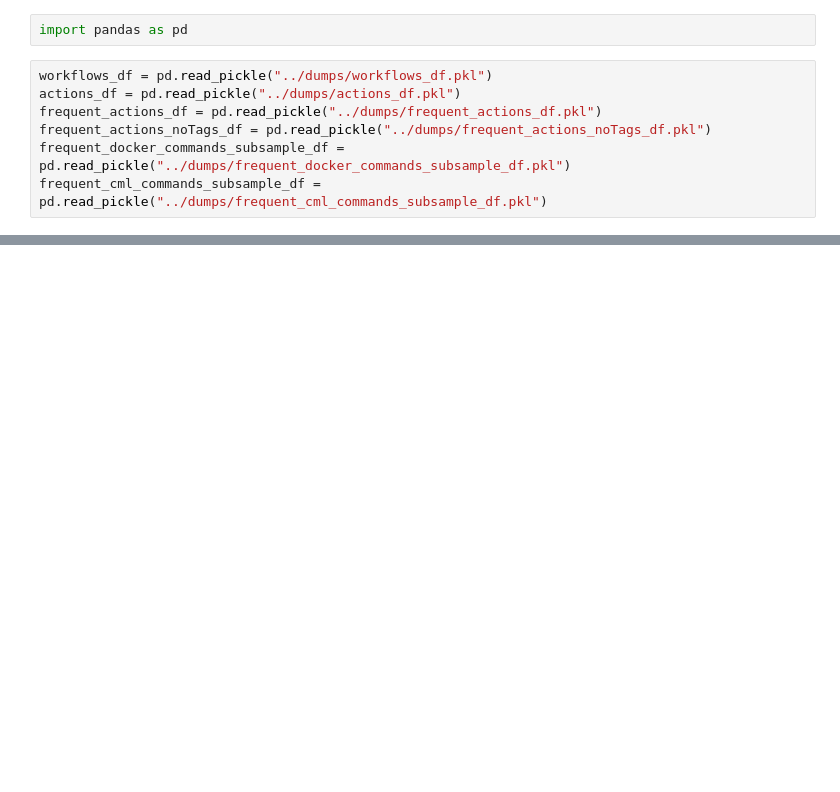
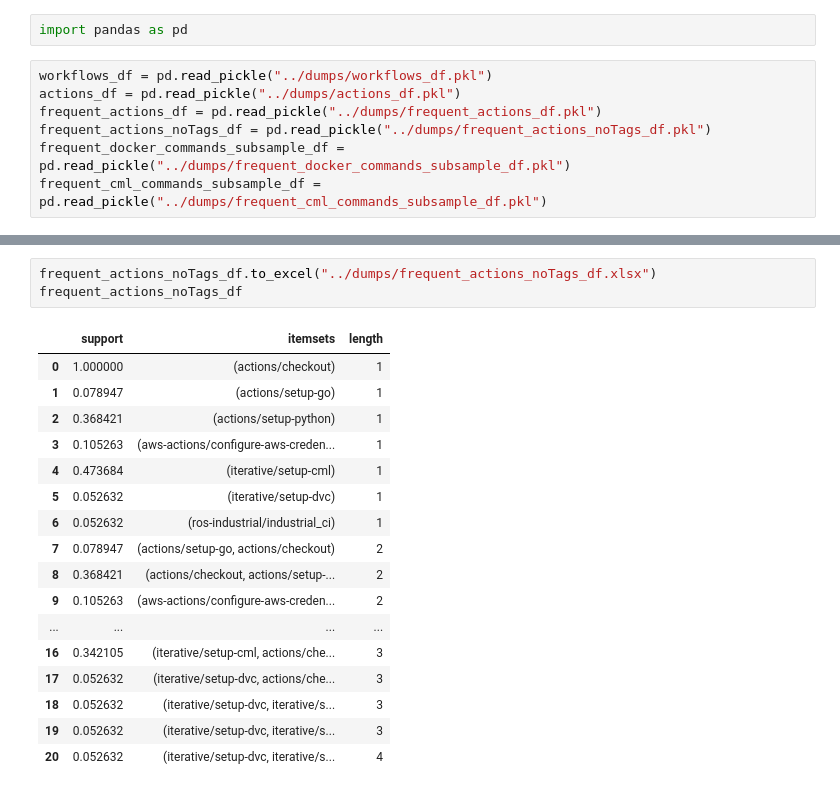
Before and after one commit to collab-uniba/mlops4aisystems, a Jupyter notebook: notebooks/Final analysis.ipynb, the cells around one changed output, grey strips where cells are left out. Drawn from its saved outputs; the diff is of its cells as text; blank space fills up the shorter version.

```diff
--- a/notebooks/Final analysis.ipynb
+++ b/notebooks/Final analysis.ipynb
@@ -9,0 +52,21 @@ frequent_cml_commands_subsample_df = pd.read_pickle("../dumps/frequent_cml_comma
+# %%
+frequent_actions_noTags_df.to_excel("../dumps/frequent_actions_noTags_df.xlsx")
+frequent_actions_noTags_df
+# %% [output]
+|  | support | itemsets | length |
+| 0 | 1.000000 | (actions/checkout) | 1 |
+| 1 | 0.078947 | (actions/setup-go) | 1 |
+| 2 | 0.368421 | (actions/setup-python) | 1 |
+| 3 | 0.105263 | (aws-actions/configure-aws-creden... | 1 |
+| 4 | 0.473684 | (iterative/setup-cml) | 1 |
+| 5 | 0.052632 | (iterative/setup-dvc) | 1 |
+| 6 | 0.052632 | (ros-industrial/industrial_ci) | 1 |
+| 7 | 0.078947 | (actions/setup-go, actions/checkout) | 2 |
+| 8 | 0.368421 | (actions/checkout, actions/setup-... | 2 |
+| 9 | 0.105263 | (aws-actions/configure-aws-creden... | 2 |
+| ... | ... | ... | ... |
+| 16 | 0.342105 | (iterative/setup-cml, actions/che... | 3 |
+| 17 | 0.052632 | (iterative/setup-dvc, actions/che... | 3 |
+| 18 | 0.052632 | (iterative/setup-dvc, iterative/s... | 3 |
+| 19 | 0.052632 | (iterative/setup-dvc, iterative/s... | 3 |
+| 20 | 0.052632 | (iterative/setup-dvc, iterative/s... | 4 |
```
Also changed, not shown: parts of 11 cells of this notebook.
